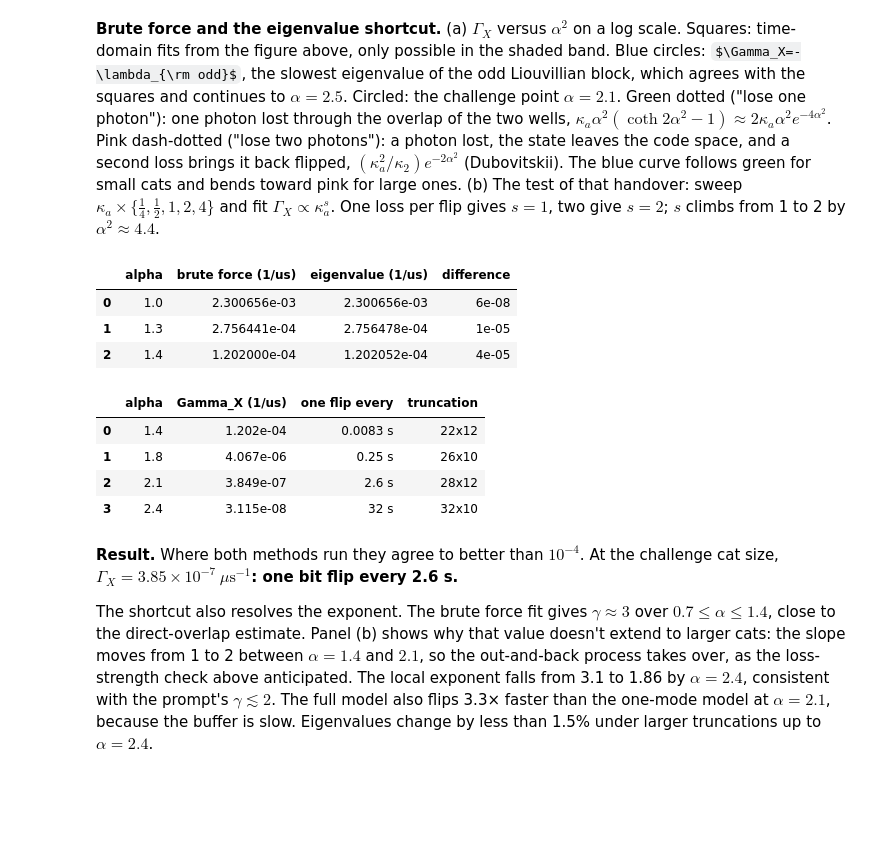
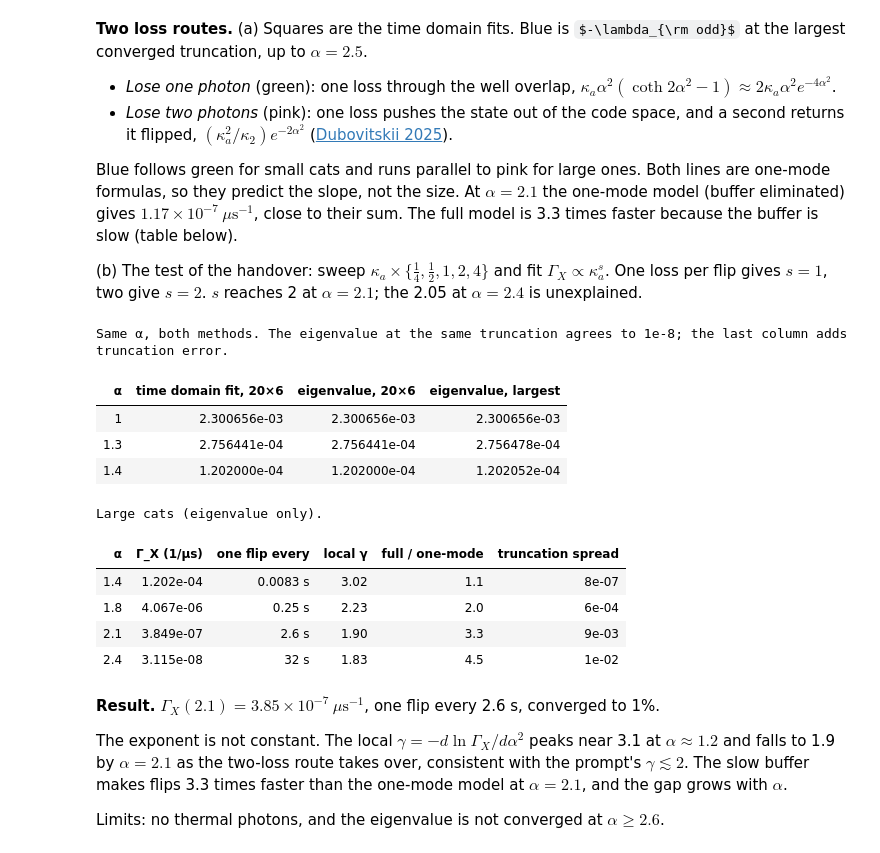
Before and after one commit to pkarakala/duquantum-cat-qubit, a Jupyter notebook: notebooks/06_task_2_1_bit_flips.ipynb, the cells around one changed output. Drawn from its saved outputs; the diff is of its cells as text; code cells hidden in the pictures; some formulas as TeX source; blank space fills up the shorter version.

```diff
--- a/notebooks/06_task_2_1_bit_flips.ipynb
+++ b/notebooks/06_task_2_1_bit_flips.ipynb
@@ -108,23 +85,46 @@ display(Image(filename=str(ROOT / "figures/s2/task_2_1_large_cats.png"), width=1
 # %% [markdown]
-**Brute force and the eigenvalue shortcut.** (a) $\Gamma_X$ versus $\alpha^2$ on a log scale. Squares: time-domain fits from the figure above, only possible in the shaded band. Blue circles: $\Gamma_X=-\lambda_{\rm odd}$, the slowest eigenvalue of the odd Liouvillian block, which agrees with the squares and continues to $\alpha=2.5$. Circled: the challenge point $\alpha=2.1$. Green dotted ("lose one photon"): one photon lost through the overlap of the two wells, $\kappa_a\alpha^2(\coth2\alpha^2-1)\approx2\kappa_a\alpha^2e^{-4\alpha^2}$. Pink dash-dotted ("lose two photons"): a photon lost, the state leaves the code space, and a second loss brings it back flipped, $(\kappa_a^2/\kappa_2)e^{-2\alpha^2}$ (Dubovitskii). The blue curve follows green for small cats and bends toward pink for large ones. (b) The test of that handover: sweep $\kappa_a\times\{\tfrac14,\tfrac12,1,2,4\}$ and fit $\Gamma_X\propto\kappa_a^{s}$. One loss per flip gives $s=1$, two give $s=2$; $s$ climbs from 1 to 2 by $\alpha^2\approx4.4$.
+**Two loss routes.** (a) Squares are the time domain fits. Blue is $-\lambda_{\rm odd}$ at the largest converged truncation, up to $\alpha=2.5$.
+- *Lose one photon* (green): one loss through the well overlap, $\kappa_a\alpha^2(\coth2\alpha^2-1)\approx2\kappa_a\alpha^2e^{-4\alpha^2}$.
+- *Lose two photons* (pink): one loss pushes the state out of the code space, and a second returns it flipped, $(\kappa_a^2/\kappa_2)e^{-2\alpha^2}$ ([Dubovitskii 2025](https://arxiv.org/abs/2407.17299)).
+
+Blue follows green for small cats and runs parallel to pink for large ones. Both lines are one-mode formulas, so they predict the slope, not the size. At $\alpha=2.1$ the one-mode model (buffer eliminated) gives $1.17\times10^{-7}\ \mu\mathrm{s}^{-1}$, close to their sum. The full model is 3.3 times faster because the buffer is slow (table below).
+
+(b) The test of the handover: sweep $\kappa_a\times\{\tfrac14,\tfrac12,1,2,4\}$ and fit $\Gamma_X\propto\kappa_a^{s}$. One loss per flip gives $s=1$, two give $s=2$. $s$ reaches 2 at $\alpha=2.1$; the 2.05 at $\alpha=2.4$ is unexplained.
-# %%
-td = {round(c["alpha"], 2): c["fit"]["gamma_per_us"] for c in result["cases"]}
-eig = largest(d for d in load("gx_two_*.json") if nominal(d))
-display(pd.DataFrame([{"alpha": a, "brute force (1/us)": f"{td[a]:.6e}", "eigenvalue (1/us)": f"{eig[a]['gamma_x']:.6e}",
-                       "difference": f"{abs(eig[a]['gamma_x'] / td[a] - 1):.0e}"} for a in td if a in eig]))
-display(pd.DataFrame([{"alpha": a, "Gamma_X (1/us)": f"{eig[a]['gamma_x']:.3e}", "one flip every": f"{1e-6 / eig[a]['gamma_x']:.2g} s",
-                       "truncation": f"{eig[a]['na']}x{eig[a]['nb']}"} for a in (1.4, 1.8, 2.1, 2.4)]))
-# %% [output]
-|  | alpha | brute force (1/us) | eigenvalue (1/us) | difference |
-| 0 | 1.0 | 2.300656e-03 | 2.300656e-03 | 6e-08 |
-| 1 | 1.3 | 2.756441e-04 | 2.756478e-04 | 1e-05 |
-| 2 | 1.4 | 1.202000e-04 | 1.202052e-04 | 4e-05 |
-|  | alpha | Gamma_X (1/us) | one flip every | truncation |
-| 0 | 1.4 | 1.202e-04 | 0.0083 s | 22x12 |
-| 1 | 1.8 | 4.067e-06 | 0.25 s | 26x10 |
-| 2 | 2.1 | 3.849e-07 | 2.6 s | 28x12 |
-| 3 | 2.4 | 3.115e-08 | 32 s | 32x10 |
-# %% [markdown]
-**Result.** Where both methods run they agree to better than $10^{-4}$. At the challenge cat size, **$\Gamma_X=3.85\times10^{-7}\ \mu\mathrm{s}^{-1}$: one bit flip every 2.6 s.**
-
-The shortcut also resolves the exponent. The brute force fit gives $\gamma\approx3$ over $0.7\le\alpha\le1.4$, close to the direct-overlap estimate. Panel (b) shows why that value doesn't extend to larger cats: the slope moves from 1 to 2 between $\alpha=1.4$ and $2.1$, so the out-and-back process takes over, as the loss-strength check above anticipated. The local exponent falls from 3.1 to 1.86 by $\alpha=2.4$, consistent with the prompt's $\gamma\lesssim2$. The full model also flips 3.3× faster than the one-mode model at $\alpha=2.1$, because the buffer is slow. Eigenvalues change by less than 1.5% under larger truncations up to $\alpha=2.4$.
+# %%
+rows = [d for d in F.load("gx_two_*.json") if F.nominal(d)]
+eig = {a: d for a, d in F.largest(rows).items() if a <= 2.5}
+one = F.largest(d for d in F.load("gx_one_*.json") if F.nominal(d))
+al = np.array(list(eig)); gx = np.array([d["gamma_x"] for d in eig.values()])
+local_gamma = dict(zip(al, -np.gradient(np.log(gx), al**2)))
+
+print("Same α, both methods. The eigenvalue at the same truncation agrees to 1e-8; the last column adds truncation error.")
+display(pd.DataFrame([{
+    "α": r["alpha"], "time domain fit, 20×6": f"{r['fit']['gamma_per_us']:.6e}",
+    "eigenvalue, 20×6": f"{r['eigenvalue']['gamma_per_us']:.6e}",
+    "eigenvalue, largest": f"{eig[round(r['alpha'], 2)]['gamma_x']:.6e}",
+} for r in result["cases"] if round(r["alpha"], 2) in eig]).style.hide(axis="index").format({"α": "{:g}"}))
+
+print("Large cats (eigenvalue only).")
+display(pd.DataFrame([{
+    "α": a, "Γ_X (1/µs)": f"{eig[a]['gamma_x']:.3e}", "one flip every": f"{1e-6 / eig[a]['gamma_x']:.2g} s",
+    "local γ": f"{local_gamma[a]:.2f}", "full / one-mode": f"{eig[a]['gamma_x'] / one[a]['gamma_x']:.1f}",
+    "truncation spread": f"{max(abs(d['gamma_x'] / eig[a]['gamma_x'] - 1) for d in rows if round(d['alpha'], 2) == a):.0e}",
+} for a in (1.4, 1.8, 2.1, 2.4)]).style.hide(axis="index").format({"α": "{:g}"}))
+# %% [output]
+Same α, both methods. The eigenvalue at the same truncation agrees to 1e-8; the last column adds truncation error.
+| α | time domain fit, 20×6 | eigenvalue, 20×6 | eigenvalue, largest |
+| 1 | 2.300656e-03 | 2.300656e-03 | 2.300656e-03 |
+| 1.3 | 2.756441e-04 | 2.756441e-04 | 2.756478e-04 |
+| 1.4 | 1.202000e-04 | 1.202000e-04 | 1.202052e-04 |
+Large cats (eigenvalue only).
+| α | Γ_X (1/µs) | one flip every | local γ | full / one-mode | truncation spread |
+| 1.4 | 1.202e-04 | 0.0083 s | 3.02 | 1.1 | 8e-07 |
+| 1.8 | 4.067e-06 | 0.25 s | 2.23 | 2.0 | 6e-04 |
+| 2.1 | 3.849e-07 | 2.6 s | 1.90 | 3.3 | 9e-03 |
+| 2.4 | 3.115e-08 | 32 s | 1.83 | 4.5 | 1e-02 |
+# %% [markdown]
+**Result.** $\Gamma_X(2.1)=3.85\times10^{-7}\ \mu\mathrm{s}^{-1}$, one flip every 2.6 s, converged to 1%.
+
+The exponent is not constant. The local $\gamma=-d\ln\Gamma_X/d\alpha^2$ peaks near 3.1 at $\alpha\approx1.2$ and falls to 1.9 by $\alpha=2.1$ as the two-loss route takes over, consistent with the prompt's $\gamma\lesssim2$. The slow buffer makes flips 3.3 times faster than the one-mode model at $\alpha=2.1$, and the gap grows with $\alpha$.
+
+Limits: no thermal photons, and the eigenvalue is not converged at $\alpha\ge2.6$.
```
Also changed, not shown: parts of 16 cells of this notebook, 7 other files.
